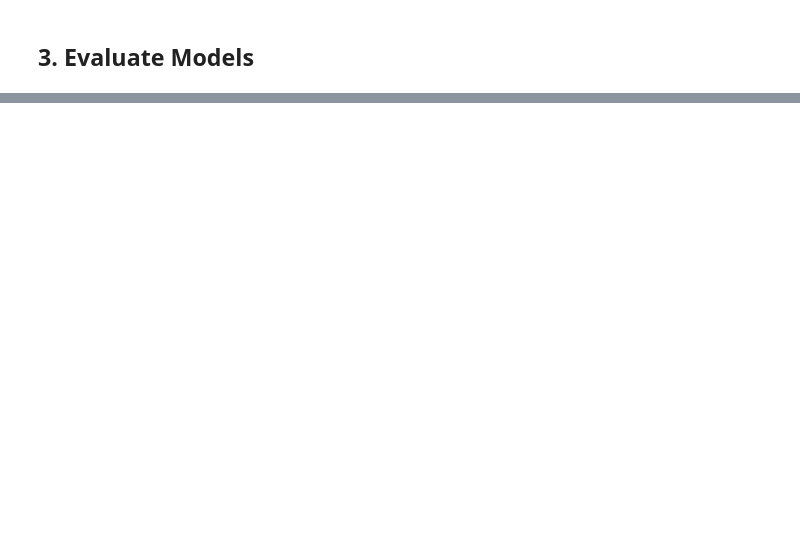
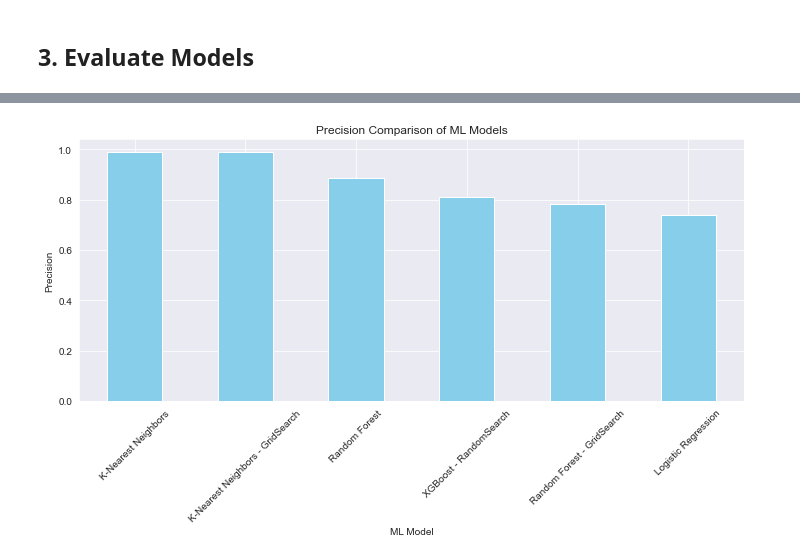
Before and after one commit to ebadakhter/ADS-599-Capstone-Project, a Jupyter notebook: code/model_notebook.ipynb, the cells around one changed output, grey strips where cells are left out. Cells and saved outputs as stored; diff of their text form; code cells hidden in the pictures; blank space fills up the shorter version.

```diff
--- a/code/model_notebook.ipynb
+++ b/code/model_notebook.ipynb
@@ -196,7 +216,7 @@ final_rf_model = RandomForestClassifier(**best_params)
 final_rf_model.fit(X_train, y_train)
 
 # Make predictions on the validation set
-pred_rf_grid = rf_classifier.predict(X_valid)
+y_pred_rf_grid = final_rf_model.predict(X_valid)
 
 end_time = time.time()
 # %%
@@ -316,7 +336,7 @@ print(grid_search_knn.best_params_)
 Fitting 5 folds for each of 28 candidates, totalling 140 fits
 {'n_neighbors': 10}
 # %%
-final_knn_model = KNeighborsClassifier(n_neighbors=10)
+final_knn_model = KNeighborsClassifier(n_neighbors=grid_search_knn.best_params_['n_neighbors'])
 
 # Train the model on the training data
 final_knn_model.fit(X_train, y_train)
@@ -455,0 +847,18 @@ plt.show()
+# %%
+transposed_df = model_valid_metrics_df.transpose()
+
+precision_values = transposed_df.loc[:, 'Precision'].sort_values(ascending=False)
+recall_values = transposed_df.loc[:, 'Recall'].sort_values(ascending=False)
+f1_values = transposed_df.loc[:, 'F1-score'].sort_values(ascending=False)
+accuracy_values = transposed_df.loc[:, 'Accuracy'].sort_values(ascending=False)
+
+plt.figure(figsize=(10, 6))
+precision_values.plot(kind='bar', color='skyblue')
+plt.title('Precision Comparison of ML Models')
+plt.xlabel('ML Model')
+plt.ylabel('Precision')
+plt.xticks(rotation=45)
+plt.tight_layout()
+plt.show()
+# %% [output]
+[figure, added]
```
Also changed, not shown: parts of 30 cells of this notebook, 1 other file.
